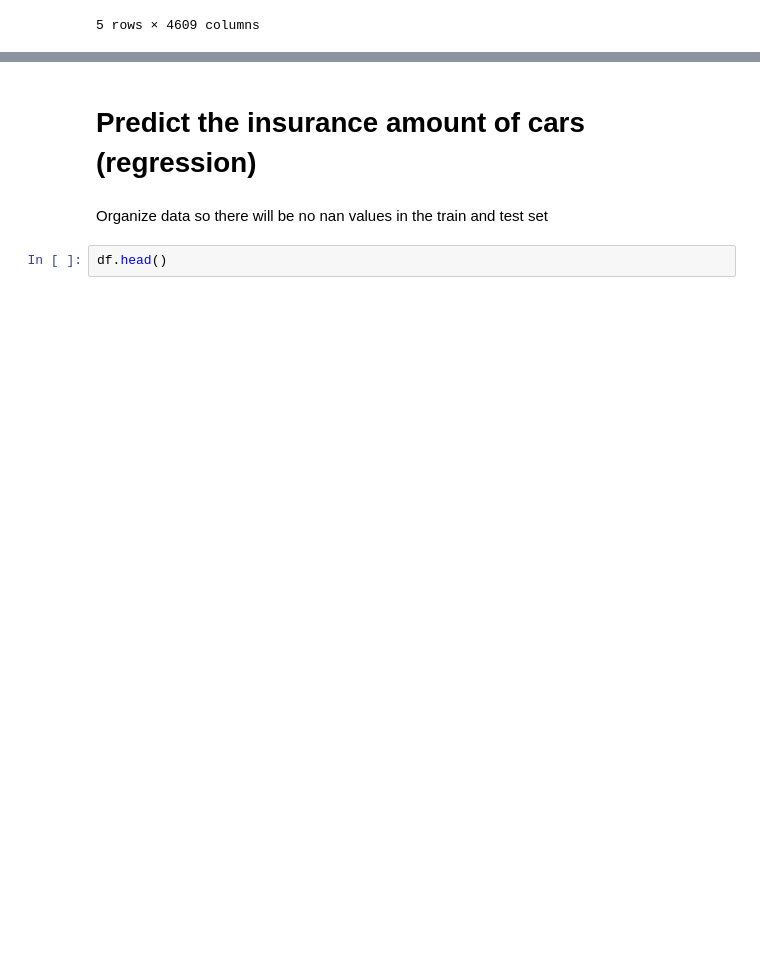
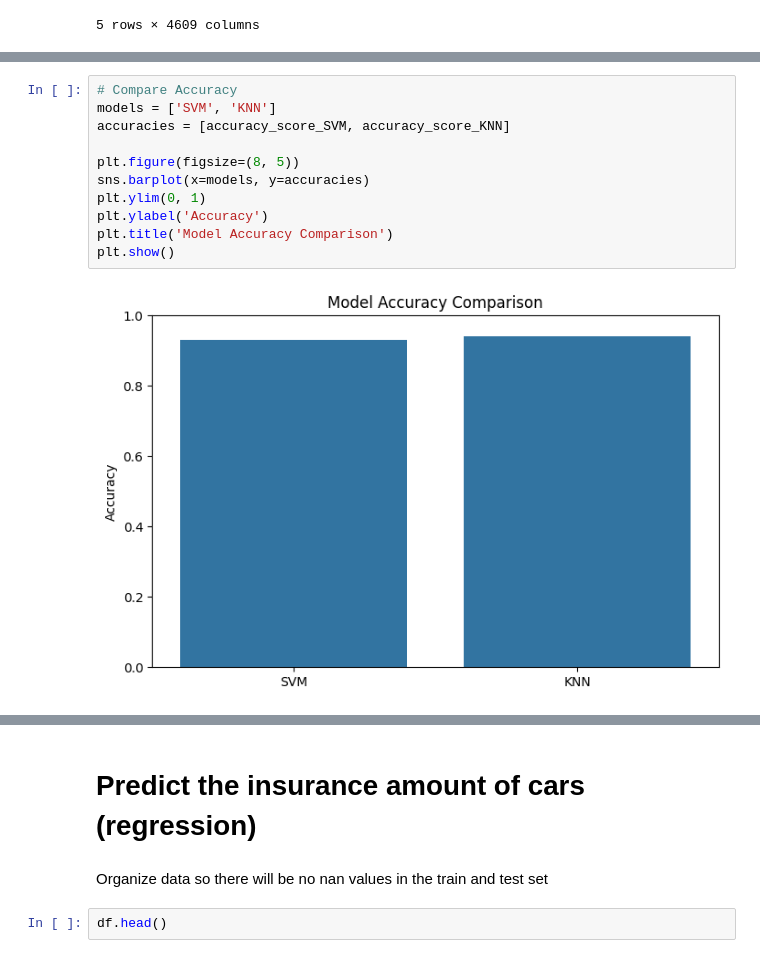
Before and after one commit to moriagr/ML_final_Project, a Jupyter notebook: car_insurance_1.ipynb, the cells around one changed output, grey strips where cells are left out. Saved outputs shown, nothing was run; the diff lists cells and outputs as text; blank space fills up the shorter version.

```diff
--- a/car_insurance_1.ipynb
+++ b/car_insurance_1.ipynb
@@ -563,0 +672,13 @@ df_t.head()
+# %%
+# Compare Accuracy
+models = ['SVM', 'KNN']
+accuracies = [accuracy_score_SVM, accuracy_score_KNN]
+
+plt.figure(figsize=(8, 5))
+sns.barplot(x=models, y=accuracies)
+plt.ylim(0, 1)
+plt.ylabel('Accuracy')
+plt.title('Model Accuracy Comparison')
+plt.show()
+# %% [output]
+[figure, added]
```
Also changed, not shown: parts of 26 cells of this notebook.
